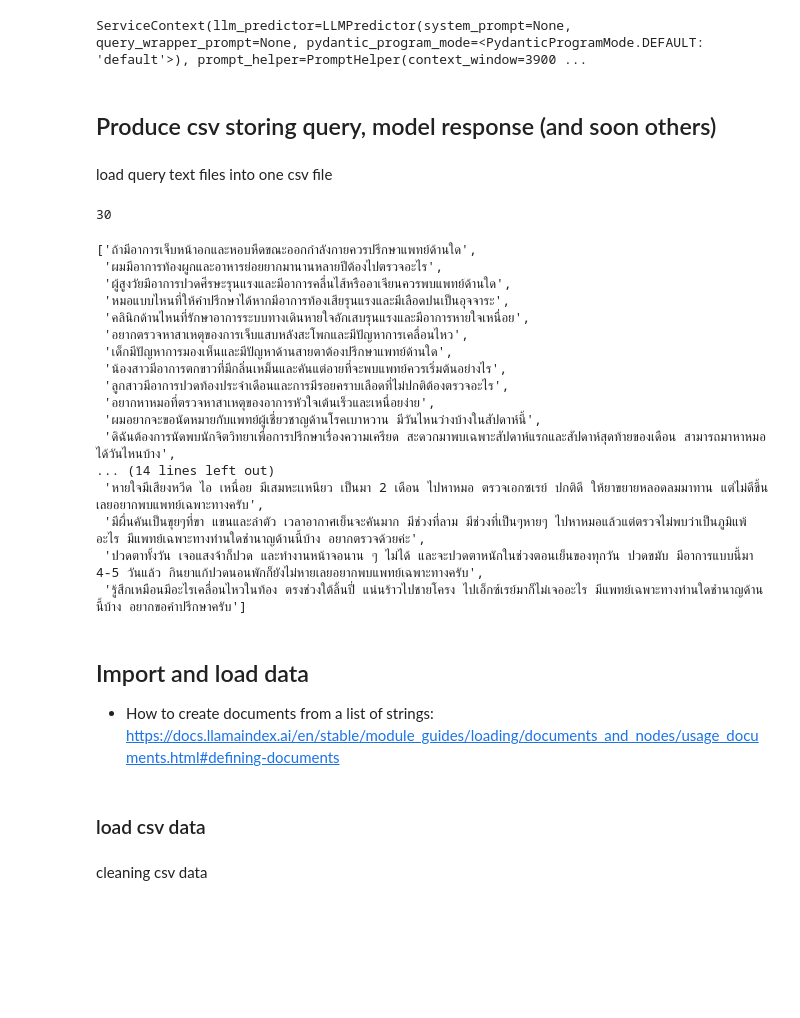
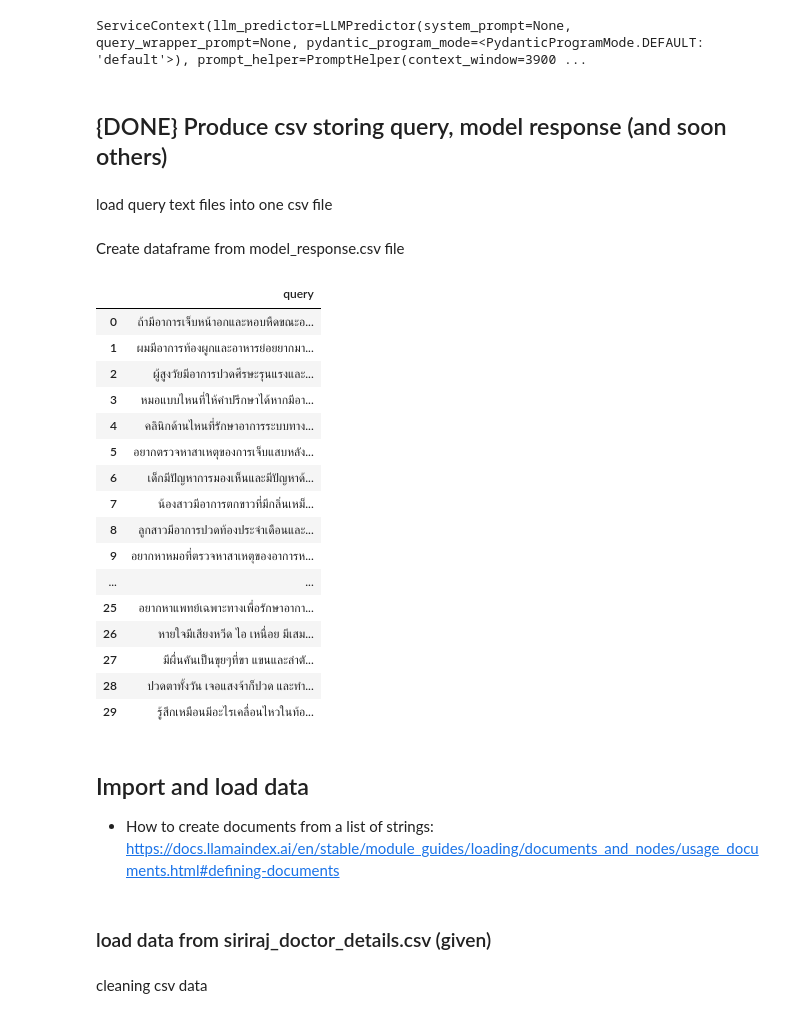
Before and after one commit to Jidapaminnie/MU_AI_Hackathon2-Majestic_Mustangs, a Jupyter notebook: tutorial_notebooks/minnieLLM.ipynb, the cells around one changed output. Cells and saved outputs as stored; diff of their text form; code cells hidden in the pictures; blank space fills up the shorter version.

```diff
--- a/tutorial_notebooks/minnieLLM.ipynb
+++ b/tutorial_notebooks/minnieLLM.ipynb
@@ -123,45 +123,26 @@ service_context
 # %% [output]
 ServiceContext(llm_predictor=LLMPredictor(system_prompt=None, query_wrapper_prompt=None, pydantic_program_mode=<PydanticProgramMode.DEFAULT: 'default'>), prompt_helper=PromptHelper(context_window=3900 ...
 # %% [markdown]
-## Produce csv storing query, model response (and soon others)
+## {DONE} Produce csv storing query, model response (and soon others)
 # %% [markdown]
 load query text files into one csv file
 # %%
-import pandas as pd
+# import pandas as pd
 
-# Sample text strings (replace with your actual file paths)
-text_file1 = "../data/chief complaint.txt"
-text_file2 = "../data/making appointment.txt"
-text_file3 = "../data/medical experts.txt"
+# # Sample text strings (replace with your actual file paths)
+# text_file1 = "../data/chief complaint.txt"
+# text_file2 = "../data/making appointment.txt"
+# text_file3 = "../data/medical experts.txt"
 
-# Create a list of text strings
-text_list = []
-for filename in [text_file1, text_file2, text_file3]:
-  with open(filename, "r") as f:
-    # Read all lines and concatenate them into a single string
-    text_content = f.readlines()  # Remove potential leading/trailing whitespace
-    text_list.extend(text_content)
+# # Create a list of text strings
+# text_list = []
+# for filename in [text_file1, text_file2, text_file3]:
+#   with open(filename, "r") as f:
+#     # Read all lines and concatenate them into a single string
+#     text_content = f.readlines()  # Remove potential leading/trailing whitespace
+#     text_list.extend(text_content)
 
-text_list = [line.replace('\n', '') for line in text_list]
-print(len(text_list))
-text_list
+# text_list = [line.replace('\n', '') for line in text_list]
+# print(len(text_list))
+# text_list
-# %% [output]
-30
-['ถ้ามีอาการเจ็บหน้าอกและหอบหืดขณะออกกำลังกายควรปรึกษาแพทย์ด้านใด',
- 'ผมมีอาการท้องผูกและอาหารย่อยยากมานานหลายปีต้องไปตรวจอะไร',
- 'ผู้สูงวัยมีอาการปวดศีรษะรุนแรงและมีอาการคลื่นไส้หรืออาเจียนควรพบแพทย์ด้านใด',
- 'หมอแบบไหนที่ให้คำปรึกษาได้หากมีอาการท้องเสียรุนแรงและมีเลือดปนเป็นอุจจาระ',
- 'คลินิกด้านไหนที่รักษาอาการระบบทางเดินหายใจอักเสบรุนแรงและมีอาการหายใจเหนื่อย',
- 'อยากตรวจหาสาเหตุของการเจ็บแสบหลังสะโพกและมีปัญหาการเคลื่อนไหว',
- 'เด็กมีปัญหาการมองเห็นและมีปัญหาด้านสายตาต้องปรึกษาแพทย์ด้านใด',
- 'น้องสาวมีอาการตกขาวที่มีกลิ่นเหม็นและคันแต่อายที่จะพบแพทย์ควรเริ่มต้นอย่างไร',
- 'ลูกสาวมีอาการปวดท้องประจำเดือนและการมีรอยคราบเลือดที่ไม่ปกติต้องตรวจอะไร',
- 'อยากหาหมอที่ตรวจหาสาเหตุของอาการหัวใจเต้นเร็วและเหนื่อยง่าย',
- 'ผมอยากจะขอนัดหมายกับแพทย์ผู้เชี่ยวชาญด้านโรคเบาหวาน มีวันไหนว่างบ้างในสัปดาห์นี้',
- 'ดิฉันต้องการนัดพบนักจิตวิทยาเพื่อการปรึกษาเรื่องความเครียด สะดวกมาพบเฉพาะสัปดาห์แรกและสัปดาห์สุดท้ายของเดือน สามารถมาหาหมอได้วันไหนบ้าง',
-... (14 lines left out)
- 'หายใจมีเสียงหวีด ไอ เหนื่อย มีเสมหะเเหนียว เป็นมา 2 เดือน ไปหาหมอ ตรวจเอกซเรย์ ปกติดี ให้ยาขยายหลอดลมมาทาน แต่ไม่ดีขึ้นเลยอยากพบแพทย์เฉพาะทางครับ',
- 'มีผื่นคันเป็นขุยๆที่ขา แขนและลำตัว เวลาอากาศเย็นจะคันมาก มีช่วงที่ลาม มีช่วงที่เป็นๆหายๆ ไปหาหมอแล้วแต่ตรวจไม่พบว่าเป็นภูมิแพ้อะไร มีแพทย์เฉพาะทางท่านใดชำนาญด้านนี้บ้าง อยากตรวจด้วยค่ะ',
- 'ปวดตาทั้งวัน เจอแสงจ้าก็ปวด และทำงานหน้าจอนาน ๆ ไม่ได้ และจะปวดตาหนักในช่วงตอนเย็นของทุกวัน ปวดขมับ มีอาการแบบนี้มา 4-5 วันแล้ว กินยาแก้ปวดนอนพักก็ยังไม่หายเลยอยากพบแพทย์เฉพาะทางครับ',
- 'รู้สึกเหมือนมีอะไรเคลื่อนไหวในท้อง ตรงช่วงใต้ลิ้นปี่ แน่นร้าวไปชายโครง ไปเอ็กซ์เรย์มาก็ไม่เจออะไร มีแพทย์เฉพาะทางท่านใดชำนาญด้านนี้บ้าง อยากขอคำปรึกษาครับ']
 # %%
@@ -175,9 +156,32 @@ df.to_csv(filepath, index=False)
+# %% [markdown]
+Create dataframe from model_response.csv file
+# %%
+filepath = "model_response.csv"
+model_response_df = pd.read_csv(filepath)
+# %% [output]
+|  | query |
+| 0 | ถ้ามีอาการเจ็บหน้าอกและหอบหืดขณะอ... |
+| 1 | ผมมีอาการท้องผูกและอาหารย่อยยากมา... |
+| 2 | ผู้สูงวัยมีอาการปวดศีรษะรุนแรงและ... |
+| 3 | หมอแบบไหนที่ให้คำปรึกษาได้หากมีอา... |
+| 4 | คลินิกด้านไหนที่รักษาอาการระบบทาง... |
+| 5 | อยากตรวจหาสาเหตุของการเจ็บแสบหลัง... |
+| 6 | เด็กมีปัญหาการมองเห็นและมีปัญหาด้... |
+| 7 | น้องสาวมีอาการตกขาวที่มีกลิ่นเหม็... |
+| 8 | ลูกสาวมีอาการปวดท้องประจำเดือนและ... |
+| 9 | อยากหาหมอที่ตรวจหาสาเหตุของอาการห... |
+| ... | ... |
+| 25 | อยากหาแพทย์เฉพาะทางเพื่อรักษาอากา... |
+| 26 | หายใจมีเสียงหวีด ไอ เหนื่อย มีเสม... |
+| 27 | มีผื่นคันเป็นขุยๆที่ขา แขนและลำตั... |
+| 28 | ปวดตาทั้งวัน เจอแสงจ้าก็ปวด และทำ... |
+| 29 | รู้สึกเหมือนมีอะไรเคลื่อนไหวในท้อ... |
 # %% [markdown]
 ## Import and load data
 - How to create documents from a list of strings:
 https://docs.llamaindex.ai/en/stable/module_guides/loading/documents_and_nodes/usage_documents.html#defining-documents
 # %% [markdown]
-### load csv data
+### load data from siriraj_doctor_details.csv (given)
 # %% [markdown]
 cleaning csv data
 # %%
```
Also changed, not shown: parts of 22 cells of this notebook, 7 other files.
